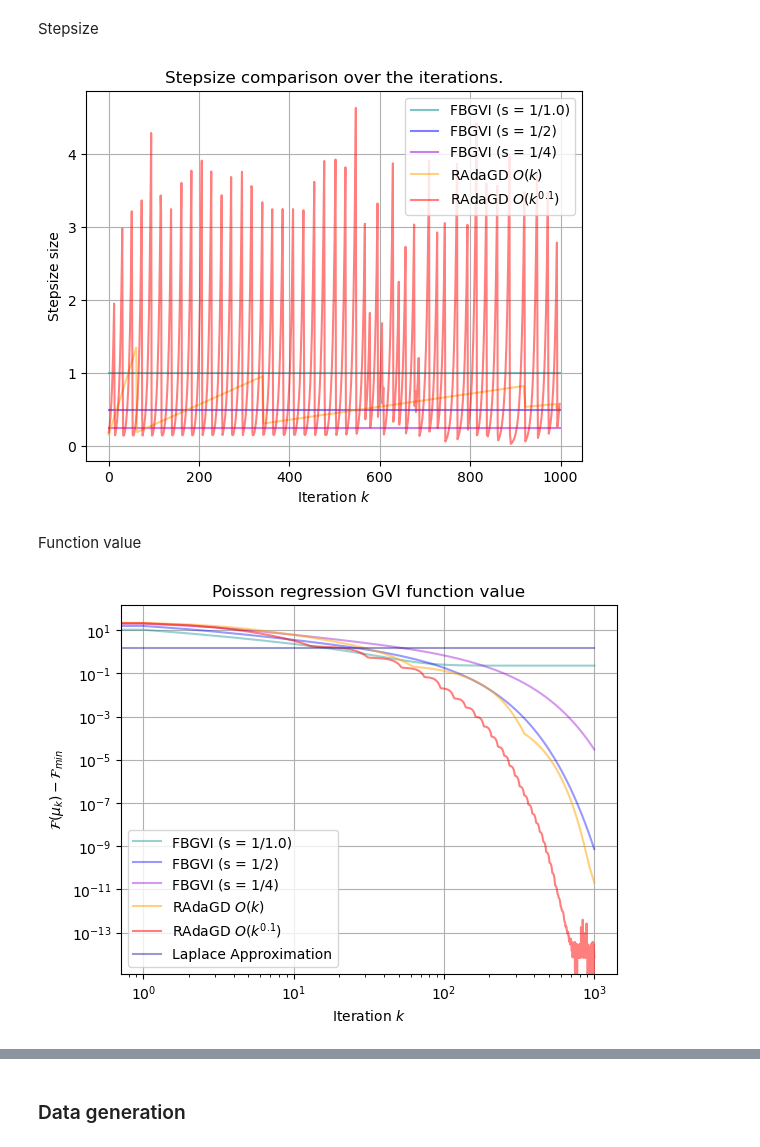
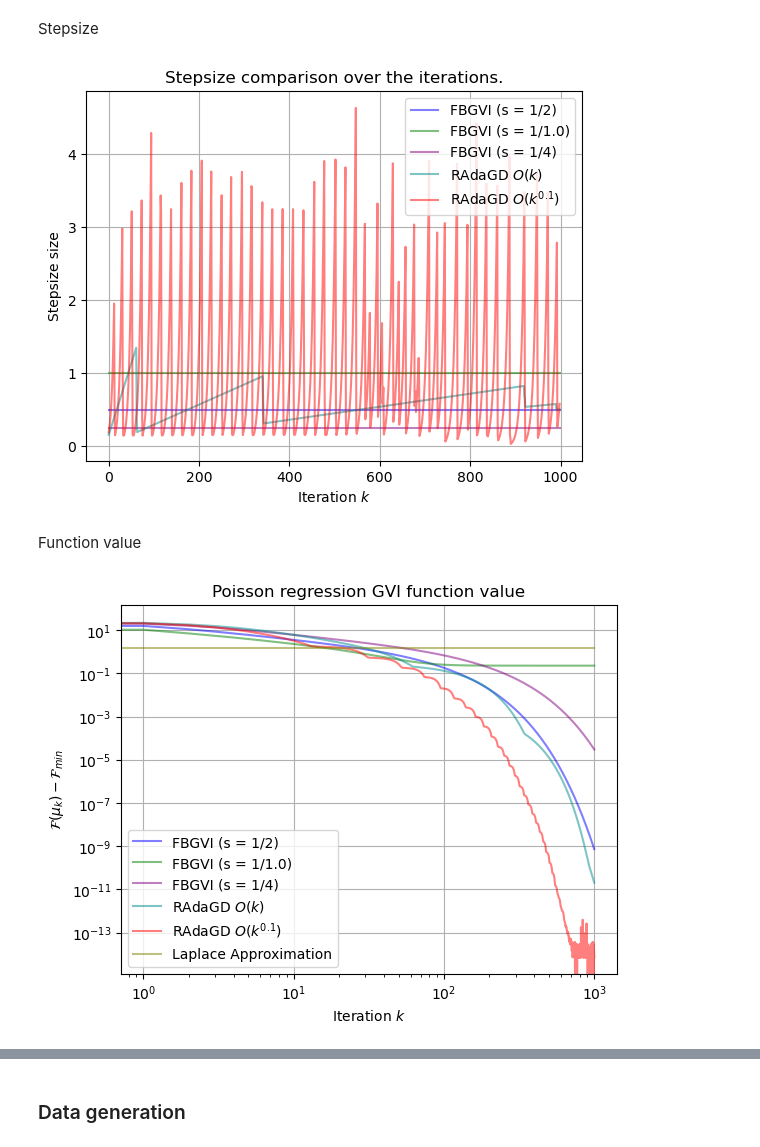
Before and after one commit to wldyddl5510/RAdaGD, a Jupyter notebook: radagd_gvi.ipynb, the cells around one changed output, grey strips where cells are left out. Drawn from its saved outputs; the diff is of its cells as text; code cells hidden in the pictures.

```diff
--- a/radagd_gvi.ipynb
+++ b/radagd_gvi.ipynb
@@ -125,7 +96,7 @@ def V(mu_0, mu_1, Sigma_0, Sigma_1):
   Return E(V(X)) if V = (X-mu_1)^T Sigma_1 (X-mu_1)/2
   https://statproofbook.github.io/P/mean-qf.html
   """
-  Sigma_1_inv = safe_inv_spd(Sigma_1)
+  Sigma_1_inv = np.linalg.inv(Sigma_1)
   first_term = (mu_0 - mu_1).T @ Sigma_1_inv @ (mu_0 - mu_1)
   second_term = np.trace(Sigma_1_inv @ Sigma_0)
   return first_term + second_term
@@ -223,10 +194,10 @@ def empirical_FI(mu, Sigma, grad_pure, size = 1000):
     # XC: centered samples, shape (m, d)
     XC = (x.T - mu)
 
-    # integration-by-parts estimate of E[∇²V]
+    # integration-by-parts estimate of E[nabla^2 V]
     expected_hess = 0.5 * (grad_stack.T @ XC) / m     # (d, d)
-    # (optional: symmetrize before/after multiplying by Σ^{-1}; we keep after)
     expected_hess = expected_hess @ Sigma_inv
+     # (optional: symmetrize)
     expected_hess = 0.5 * (expected_hess + expected_hess.T)
 
     # BW gradient estimate: shape (d, m)
@@ -726,7 +671,7 @@ def log_potential_poisson(theta, Y, X):
 
 def grad_V_poisson(theta, Y, X):
     """
-    ∇V(θ) = X^T (exp(Xθ) - Y)
+    \nabla V(\theta) = X^T (exp(X\theta) - Y)
     If theta is (d,), returns (d,).
     If batched, returns (m, d).
     """
@@ -741,7 +686,7 @@ def grad_V_poisson(theta, Y, X):
 
 def hess_V_poisson(theta, Y, X):
     """
-    ∇²V(θ) = X^T diag(exp(Xθ)) X
+    \nabla^2 V(\theta) = X^T diag(exp(X\theta)) X
     If theta is (d,), returns (d, d).
     If batched, returns (m, d, d).
     """
@@ -755,11 +700,14 @@ def hess_V_poisson(theta, Y, X):
     return H[0] if was_single else H
 
 def make_poisson_gaussian_moments(X, Y):
+    """
+    Given data, return an oracle that reproduces EV, E\nabla V, E\nabla^2 V
+    """
     X = np.asarray(X)
     y = np.asarray(Y)
 
     def moments(mu, Sigma, clip=None):
-        # s2 = diag(X Σ X^T) computed vectorially
+        # s2 = diag(X \Sigma X^T) computed vectorially
         XS = X @ Sigma                       # (n,d)
         s2 = np.einsum('nd,nd->n', XS, X)    # (n,)
         s = X @ mu + 0.5 * s2                 # (n,)
@@ -780,7 +728,7 @@ def wasser_gds_glm(dim, glm_gaussian_moment_ftn, num_iter,
                        step_size = 1, adaptive = True, ours = True, A_order = 0,
                        prox = False, init_mu = None, init_Sigma = None, delta =  1e-7):
   """
-  Conduct GD for KL(\mu || \pi) = V(\mu) + H(\mu)
+  Conduct GD for KL(\mu || \pi) = V(\mu) + H(\mu) on GLM, given the oracle
   """
   # create a list to save the result
   gd_kl_list = []
@@ -804,9 +752,6 @@ def wasser_gds_glm(dim, glm_gaussian_moment_ftn, num_iter,
   EV, _, _ = glm_gaussian_moment_ftn(gd_mu_k, gd_Sigma_k)
   current_gd_kl = EV + H(gd_mu_k, gd_Sigma_k)
   gd_kl_list.append(current_gd_kl)
-  # FI
-  # current_gd_log_FI = empirical_FI(gd_mu_k, gd_Sigma_k, grad_pure, size = num_minibatch)
-  # gd_FI_list.append(current_gd_log_FI)
 
   # For adaptive methods
   list_len = num_iter + 2
@@ -1148,27 +1060,23 @@ plt.show()
 Stepsize
 # %%
 iterations = list(range((num_subiter-1)))  # Create the x-axis (iteration numbers)
-colors = ['blue', 'green', "purple", "orange", "red", "grey", "navy", "darkcyan", "darkviolet"]
-labels = [f"FBGVI (s = 1/{L})", "RAdaGD (O(1))",
-          "RAdaGD (O(k^{0.5}))", r"RAdaGD $O(k)$",
-          fr"RAdaGD $O(k^{{{A_order_experi}}})$","[AM25]", "Laplace Approximation",
-          f"FBGVI (s = 1/{small_L})", f"FBGVI (s = 1/{large_L})"] # Labels for the legend
 
-plt.plot(iterations, stepsize_fb_small_L, color=colors[7], label=labels[7], linestyle = '-', alpha = 0.5)
+colors = ['blue', 'green', "purple", "darkcyan", "red", "olive"]
+labels = [f"FBGVI (s = 1/{L})", f"FBGVI (s = 1/{small_L})", f"FBGVI (s = 1/{large_L})",
+          r"RAdaGD $O(k)$", fr"RAdaGD $O(k^{{{A_order_experi}}})$",
+          "Laplace Approximation"] # Labels for the legend
+
 plt.plot(iterations, stepsize_fb, color=colors[0], label=labels[0], linestyle = '-', alpha = 0.5)
-plt.plot(iterations, stepsize_fb_large_L, color=colors[8], label=labels[8], linestyle = '-', alpha = 0.5)
-#plt.plot(iterations, stepsize_a0, color=colors[1], label=labels[1],linestyle = '-', alpha = 0.4)
-# plt.plot(iterations, stepsize_a05, color=colors[2], label=labels[2],linestyle = '-', alpha = 0.4)
+plt.plot(iterations, stepsize_fb_small_L, color=colors[1], label=labels[1], linestyle = '-', alpha = 0.5)
+plt.plot(iterations, stepsize_fb_large_L, color=colors[2], label=labels[2], linestyle = '-', alpha = 0.5)
 plt.plot(iterations, stepsize_a1, color=colors[3], label=labels[3],linestyle = '-', alpha = 0.5)
 plt.plot(iterations, stepsize_a01, color=colors[4], label=labels[4],linestyle = '-', alpha = 0.5)
-# plt.plot(iterations, stepsize_mal, color=colors[5], label=labels[5],linestyle = '-', alpha = 0.5)
 
 # Add labels and title
 plt.xlabel(r"Iteration $k$")
 plt.ylabel("Stepsize size")
 plt.title("Stepsize comparison over the iterations." )
 # plt.xscale('log',base=10)
-# plt.ylim(top = stepsize_a1[100])
 
 # Add a legend
 plt.legend()
@@ -1177,52 +1085,48 @@ plt.legend()
 plt.grid(True)
 plt.show()
 # %% [output]
-[figure, old version]
+[figure, new version]
 # %% [markdown]
 Function value
 # %%
 iterations = list(range((num_subiter)))  # Create the x-axis (iteration numbers)
-colors = ['blue', 'green', "purple", "orange", "red", "grey", "navy", "darkcyan", "darkviolet"]
-labels = [f"FBGVI (s = 1/{L})", "RAdaGD (O(1))",
-          "RAdaGD (O(k^{0.5}))", r"RAdaGD $O(k)$",
-          fr"RAdaGD $O(k^{{{A_order_experi}}})$","[AM25]", "Laplace Approximation",
-          f"FBGVI (s = 1/{small_L})", f"FBGVI (s = 1/{large_L})"] # Labels for the legend
+
+colors = ['blue', 'green', "purple", "darkcyan", "red", "olive"]
+labels = [f"FBGVI (s = 1/{L})", f"FBGVI (s = 1/{small_L})", f"FBGVI (s = 1/{large_L})",
+          r"RAdaGD $O(k)$", fr"RAdaGD $O(k^{{{A_order_experi}}})$",
+          "Laplace Approximation"] # Labels for the legend
 
 min_value_fb_small_L = np.min(fb_kl_list_small_L)
 min_value_fb_large_L = np.min(fb_kl_list_large_L)
 min_value_fb = np.min(fb_kl_list)
 min_value_a01 = np.min(adap_gd_kl_list_a01)
-# min_value_mal = np.min(adap_gd_kl_list_mal)
 min_value = min(min_value_fb, min_value_a01, min_value_fb_small_L, min_value_fb_large_L)
 
-plt.plot(iterations, fb_kl_list_small_L - min_value, color=colors[7], label=labels[7], linestyle = '-', alpha = 0.4)
-plt.plot(iterations, fb_kl_list - min_value, color=colors[0], label=labels[0], linestyle = '-', alpha = 0.4)
-plt.plot(iterations, fb_kl_list_large_L - min_value, color=colors[8], label=labels[8], linestyle = '-', alpha = 0.4)
-plt.plot(iterations, adap_gd_kl_list_a1 - min_value, color=colors[3], label=labels[3],linestyle = '-', alpha = 0.5)
-plt.plot(iterations, adap_gd_kl_list_a01 - min_value, color=colors[4], label=labels[4],linestyle = '-', alpha = 0.5)
-# plt.plot(iterations, adap_gd_kl_list_mal - min_value, color=colors[5], label=labels[5],linestyle = '-', alpha = 0.4)
-plt.plot(iterations, laplace_kl_list - min_value, color=colors[6], label=labels[6],linestyle = '-', alpha = 0.4)
-
-# plt.plot(iterations, fb_kl_list_small_L, color=colors[7], label=labels[7], linestyle = '-', alpha = 0.4)
-# plt.plot(iterations, fb_kl_list, color=colors[0], label=labels[0], linestyle = '-', alpha = 0.4)
-# plt.plot(iterations, fb_kl_list_large_L, color=colors[8], label=labels[8], linestyle = '-', alpha = 0.4)
-# plt.plot(iterations, adap_gd_kl_list_a01, color=colors[4], label=labels[4],linestyle = '-', alpha = 0.4)
-# # plt.plot(iterations, adap_gd_kl_list_mal, color=colors[5], label=labels[5],linestyle = '-', alpha = 0.4)
-# plt.plot(iterations, laplace_kl_list, color=colors[6], label=labels[6],linestyle = '-', alpha = 0.4)
+plt.plot(iterations, fb_kl_list - min_value, color=colors[0], label=labels[0],
+         linestyle = '-', alpha = 0.5)
+plt.plot(iterations, fb_kl_list_small_L - min_value, color=colors[1], label=labels[1],
+         linestyle = '-', alpha = 0.5)
+plt.plot(iterations, fb_kl_list_large_L - min_value, color=colors[2], label=labels[2],
+         linestyle = '-', alpha = 0.5)
+plt.plot(iterations, adap_gd_kl_list_a1 - min_value, color=colors[3], label=labels[3],
+         linestyle = '-', alpha = 0.5)
+plt.plot(iterations, adap_gd_kl_list_a01 - min_value, color=colors[4], label=labels[4],
+         linestyle = '-', alpha = 0.5)
+plt.plot(iterations, laplace_kl_list - min_value, color=colors[5], label=labels[5],
+         linestyle = '-', alpha = 0.5)
 
 # Add labels and title
 plt.xlabel(r"Iteration $k$")
 plt.ylabel(r"$\mathcal{F}(\mu_k) - \mathcal{F}_{{min}}$")
 plt.title("Poisson regression GVI function value" )
 plt.xscale('log',base=10)
 plt.yscale('log', base = 10)
-# plt.ylim(top = gd_v_list_final[0])
 
 # Add a legend
 plt.legend()
 
 # Show the plot
 plt.grid(True)
 plt.show()
 # %% [output]
-[figure, old version]
+[figure, new version]
```
Also changed, not shown: parts of 62 cells of this notebook, 2 other files.
